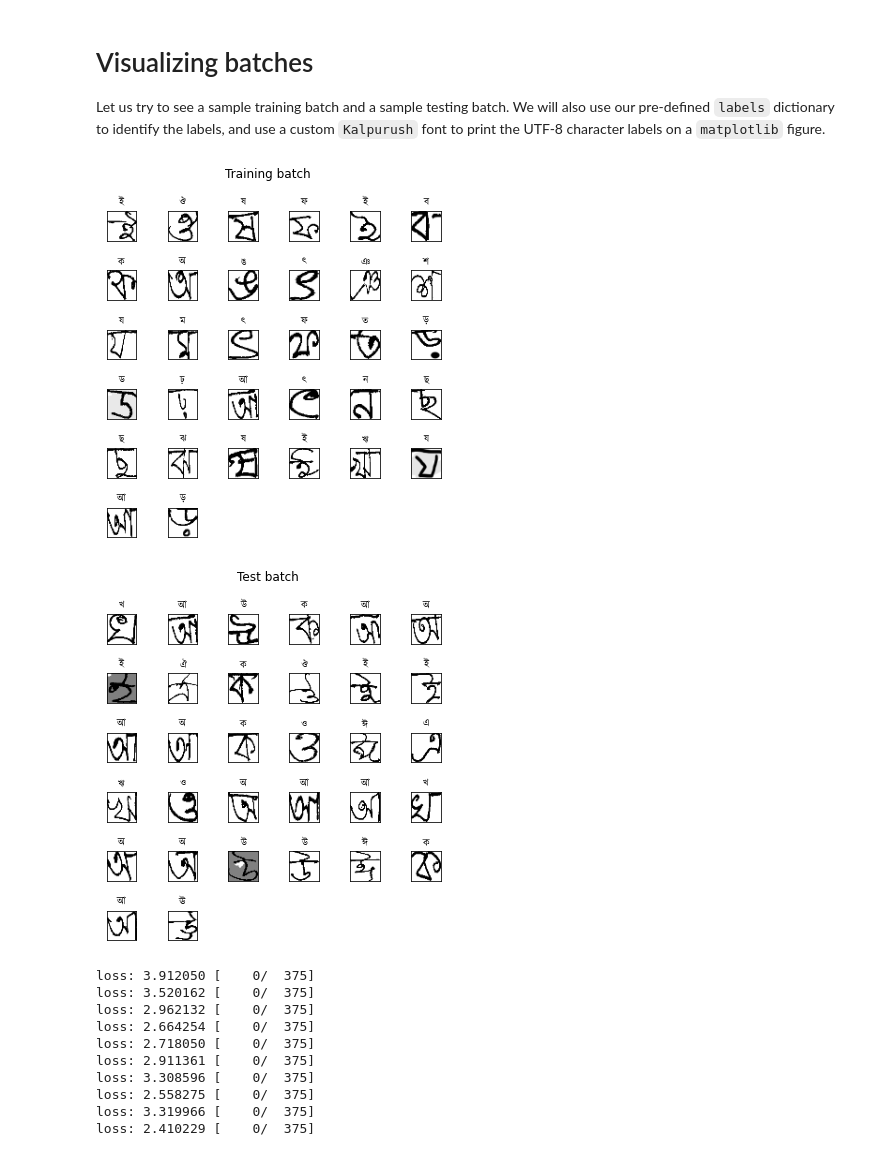
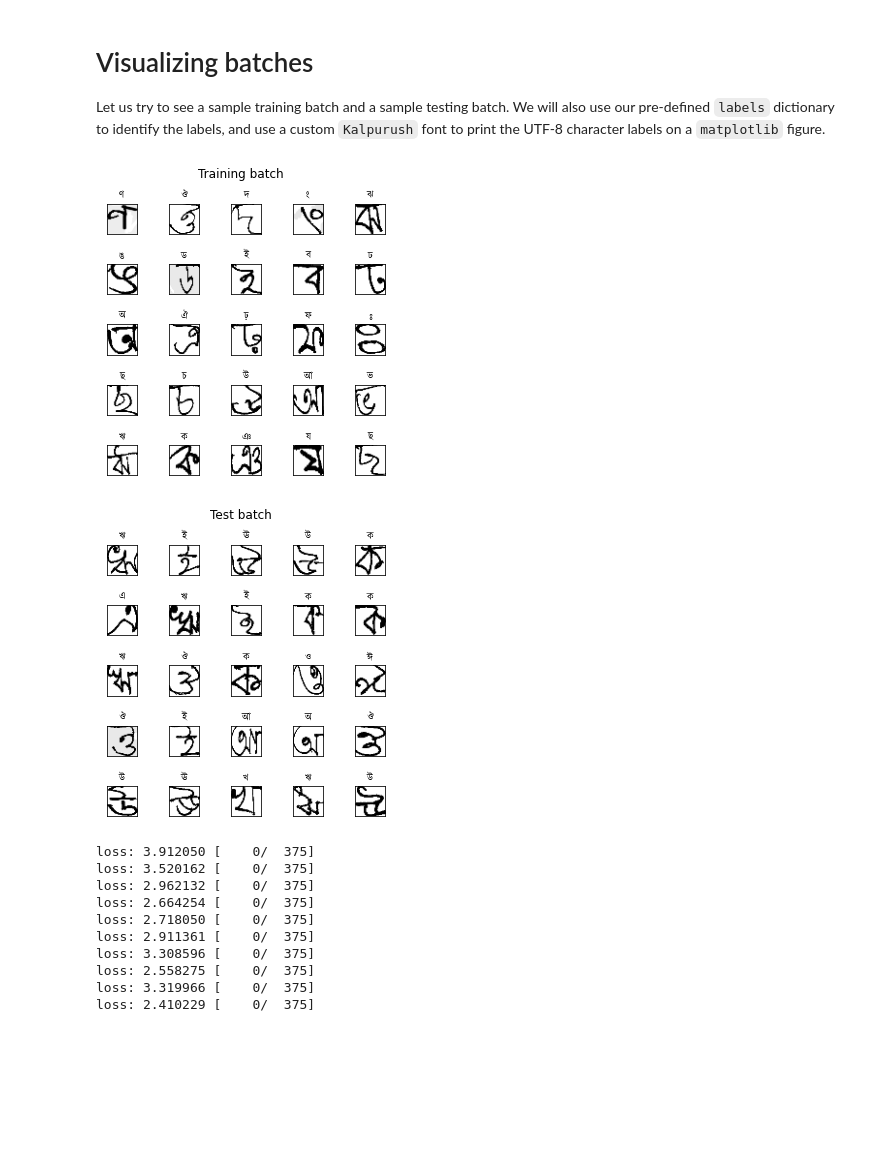
Before and after one commit to srdg/bangla-dl, a Jupyter notebook: PyTorch_Model.ipynb, the cells around one changed output. Saved outputs shown, nothing was run; the diff lists cells and outputs as text; code cells hidden in the pictures; blank space fills up the shorter version.

```diff
--- a/PyTorch_Model.ipynb
+++ b/PyTorch_Model.ipynb
@@ -208,29 +208,29 @@ Let us try to see a sample training batch and a sample testing batch. We will al
 # %%
 !wget --quiet -O kalpurush.ttf https://www.omicronlab.com/download/fonts/kalpurush.ttf
 %matplotlib inline
 prop = fm.FontProperties(fname='kalpurush.ttf')
 fig_idx=1
 for loader in [train_dataloader, test_dataloader]:
-  fig = plt.figure(fig_idx, figsize=(6,6))
+  fig = plt.figure(fig_idx, figsize=(5,5))
   fig.suptitle('Training batch' if fig_idx is 1 else 'Test batch')
   fig_idx+=1
   x,y=None,None
   for X, Y in loader:
     x=X
     y=Y
     break
-  for i in range(32):
-    plt.subplot(6,6,i+1)
+  for i in range(25):
+    plt.subplot(5,5,i+1)
     plt.xticks([])
     plt.yticks([])
     plt.subplots_adjust(hspace=1, wspace=1)
     # print(classes[y[i].numpy().tolist()], end=" ")
     plt.title(classes[y[i].numpy().tolist()+172], fontproperties=prop)
     plt.imshow(x[i].squeeze(), cmap='gray')
   plt.show()
 # %% [output]
-[figure, old version]
+[figure, new version]
-[figure, old version]
+[figure, new version]
 # %%
 class Network(nn.Module):
   def __init__(self):
```
